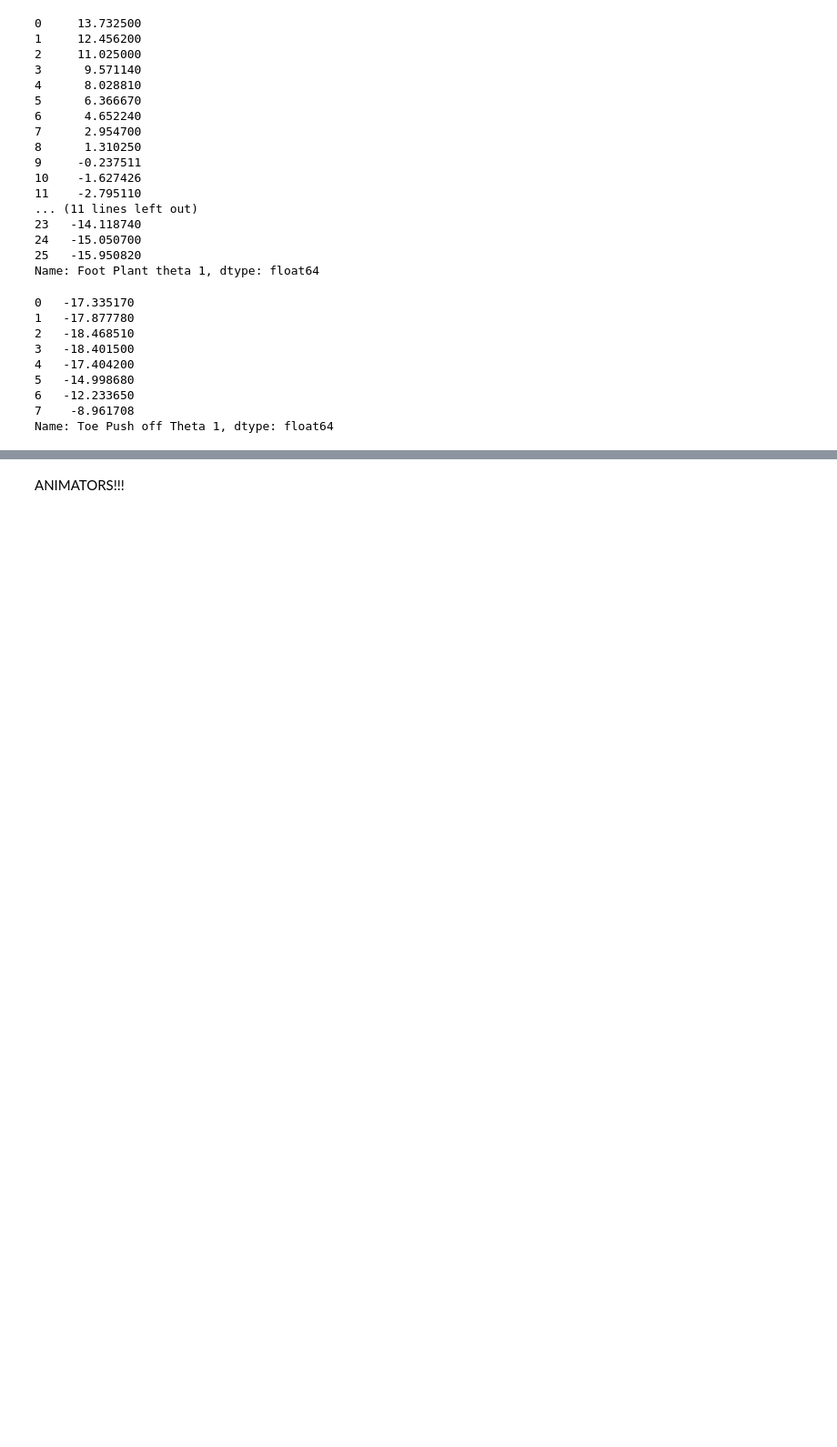
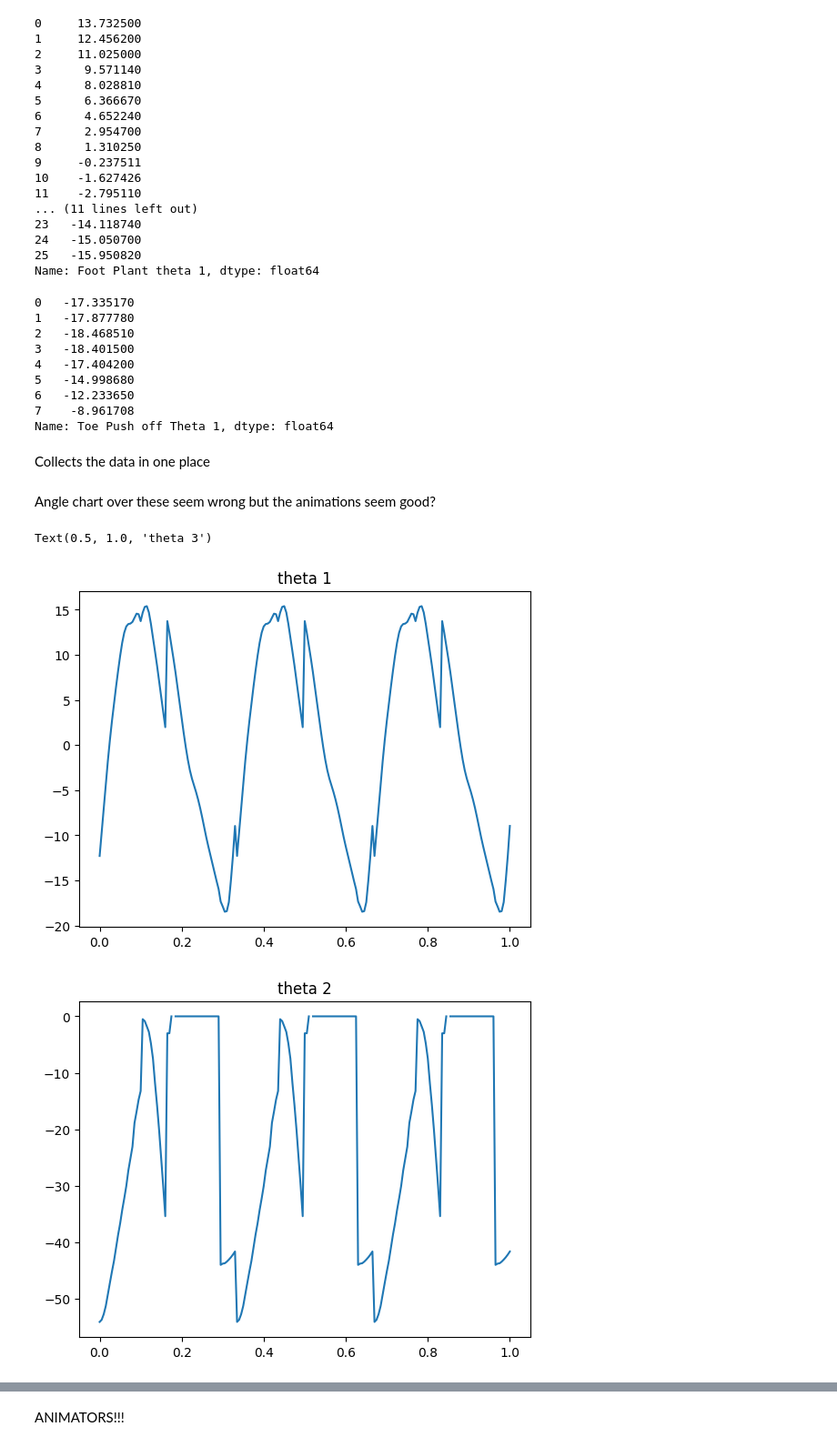
Before and after one commit to nathansmith1314/ME469-Group1, a Jupyter notebook: Symbolic Computing/equations take 2.ipynb, the cells around one changed output, grey strips where cells are left out. Shown at 91% size. Saved outputs shown, nothing was run; the diff lists cells and outputs as text; code cells hidden in the pictures; blank space fills up the shorter version.

```diff
--- a/Symbolic Computing/equations take 2.ipynb
+++ b/Symbolic Computing/equations take 2.ipynb
@@ -502,5 +654,5 @@ ans_Swing = odeint(DSdt, t = t_Swing, y0 = [0  , df_Swing.iloc[0,1],  df_Swing.i
 # %%
-## ODE heel strike solver
+## ODE heel strike solving
 m_1 = 30
 m_2 = 10
 m_3 = 5
@@ -519,4 +671,5 @@ k_C = 2150
 b_C = 255
 g = 32.2
 
-ans_HeelStrike = odeint(DSdt, t = t_HeelStrike, y0 = [0  , df_HeelStrike.iloc[0,1],  df_HeelStrike.iloc[0,2] ,   df_HeelStrike.iloc[0,4] ,df_HeelStrike.iloc[0,5] , -.5 ,0 ,13 , 0], args=( m_1, m_2, m_3, b_C , l_1, l_2, l_3, k_B, k_C, b_B, psi_B,psi_C, phi_D, g))
+counter_dict = {"counted": 0}
+ans_HeelStrike = odeint(DSdt_HeelStrike, t = t_HeelStrike, y0 = [0, -.5 ,0 ,13 , 0], args=( m_1, m_2, m_3, b_C , l_1, l_2, l_3, k_B, k_C, b_B, psi_B,psi_C, phi_D, g))
@@ -523,5 +694,5 @@ ans_HeelStrike = odeint(DSdt, t = t_HeelStrike, y0 = [0  , df_HeelStrike.iloc[0,
 # %%
-## ODE foot plant solver
+## ODE foot plant solving
 m_1 = 30
 m_2 = 10
 m_3 = 5
@@ -540,4 +711,5 @@ k_C = 2150
 b_C = 255
 g = 32.2
 
-ans_FootPlant = odeint(DSdt, t = t_FootPlant, y0 = [0  , df_FootPlant.iloc[0,1],  df_FootPlant.iloc[0,2] ,   df_FootPlant.iloc[0,4] ,df_FootPlant.iloc[0,5] , -3 ,0 ,70 , 0], args=( m_1, m_2, m_3, b_C , l_1, l_2, l_3, k_B, k_C, b_B, psi_B,psi_C, phi_D, g))
+counter_dict = {"counted": 0}
+ans_FootPlant = odeint(DSdt_FootPlant, t = t_FootPlant, y0 = [0 , -3 ,0 ,70 , 0], args=( m_1, m_2, m_3, b_C , l_1, l_2, l_3, k_B, k_C, b_B, psi_B,psi_C, phi_D, g))
@@ -544,5 +734,5 @@ ans_FootPlant = odeint(DSdt, t = t_FootPlant, y0 = [0  , df_FootPlant.iloc[0,1],
 # %%
-## ODE Toe Push off solver
+## ODE Toe Push off solving
 m_1 = 30
 m_2 = 10
 m_3 = 5
@@ -561,4 +751,5 @@ k_C = 2150
 b_C = 255
 g = 32.2
 
-ans_ToePushOff = odeint(DSdt, t = t_ToePushOff, y0 = [0  , df_ToePushOff.iloc[0,1],  df_ToePushOff.iloc[0,2] ,   df_ToePushOff.iloc[0,4] , df_ToePushOff.iloc[0,5] , -44 ,0 , 4 , 0], args=( m_1, m_2, m_3, b_C , l_1, l_2, l_3, k_B, k_C, b_B, psi_B,psi_C, phi_D, g))
+counter_dict = {"counted": 0}
+ans_ToePushOff = odeint(DSdt_ToePushOff, t = t_ToePushOff, y0 = [0 , -44 ,0 , 4 , 0], args=( m_1, m_2, m_3, b_C , l_1, l_2, l_3, k_B, k_C, b_B, psi_B,psi_C, phi_D, g))
@@ -669,3 +878,34 @@ A_x_TPO, A_y_TPO, B_x_TPO, B_y_TPO, C_x_TPO, C_y_TPO, D_x_TPO, D_y_TPO, E_x_TPO,
 6   -12.233650
 7    -8.961708
 Name: Toe Push off Theta 1, dtype: float64
+# %% [markdown]
+Collects the data in one place
+# %%
+### collects the thetas into one list
+t_total = np.concatenate((ans_Swing[:,0], ans_HeelStrike[:,0], ans_FootPlant[:,0], ans_ToePushOff[:,0]), axis=0)
+T_linspace = np.linspace(0,1,len(t_total))
+Theta1_total = np.concatenate((df_Swing.iloc[:,4], df_HeelStrike.iloc[:,4], df_FootPlant.iloc[:,4], df_ToePushOff.iloc[:,4]), axis=0)
+Theta2_total = np.concatenate((ans_Swing[:,1], ans_HeelStrike[:,1], ans_FootPlant[:,1], ans_ToePushOff[:,1]), axis=0)
+Theta3_total = np.concatenate((ans_Swing[:,3], ans_HeelStrike[:,3], ans_FootPlant[:,3], ans_ToePushOff[:,3]), axis=0)
+
+
+
+Theta1_total_3_cycle = np.concatenate((Theta1_total,Theta1_total,Theta1_total), axis=0)
+T_linspace = np.linspace(0,1,len(Theta1_total_3_cycle))
+Theta2_total_3_cycle = np.concatenate((Theta2_total,Theta2_total,Theta2_total), axis=0)
+Theta3_total_3_cycle = np.concatenate((Theta3_total,Theta3_total,Theta3_total), axis=0)
+# %% [markdown]
+Angle chart over these seem wrong but the animations seem good?
+# %%
+plt.plot(T_linspace,Theta1_total_3_cycle)
+plt.title('theta 1')
+plt.figure()
+plt.plot(T_linspace,Theta2_total_3_cycle)
+plt.title('theta 2')
+plt.figure()
+plt.plot(T_linspace,Theta3_total_3_cycle)
+plt.title('theta 3')
+# %% [output]
+Text(0.5, 1.0, 'theta 3')
+[figure, added]
+[figure, added]
```
Also changed, not shown: parts of 19 cells of this notebook, 5 other files.
